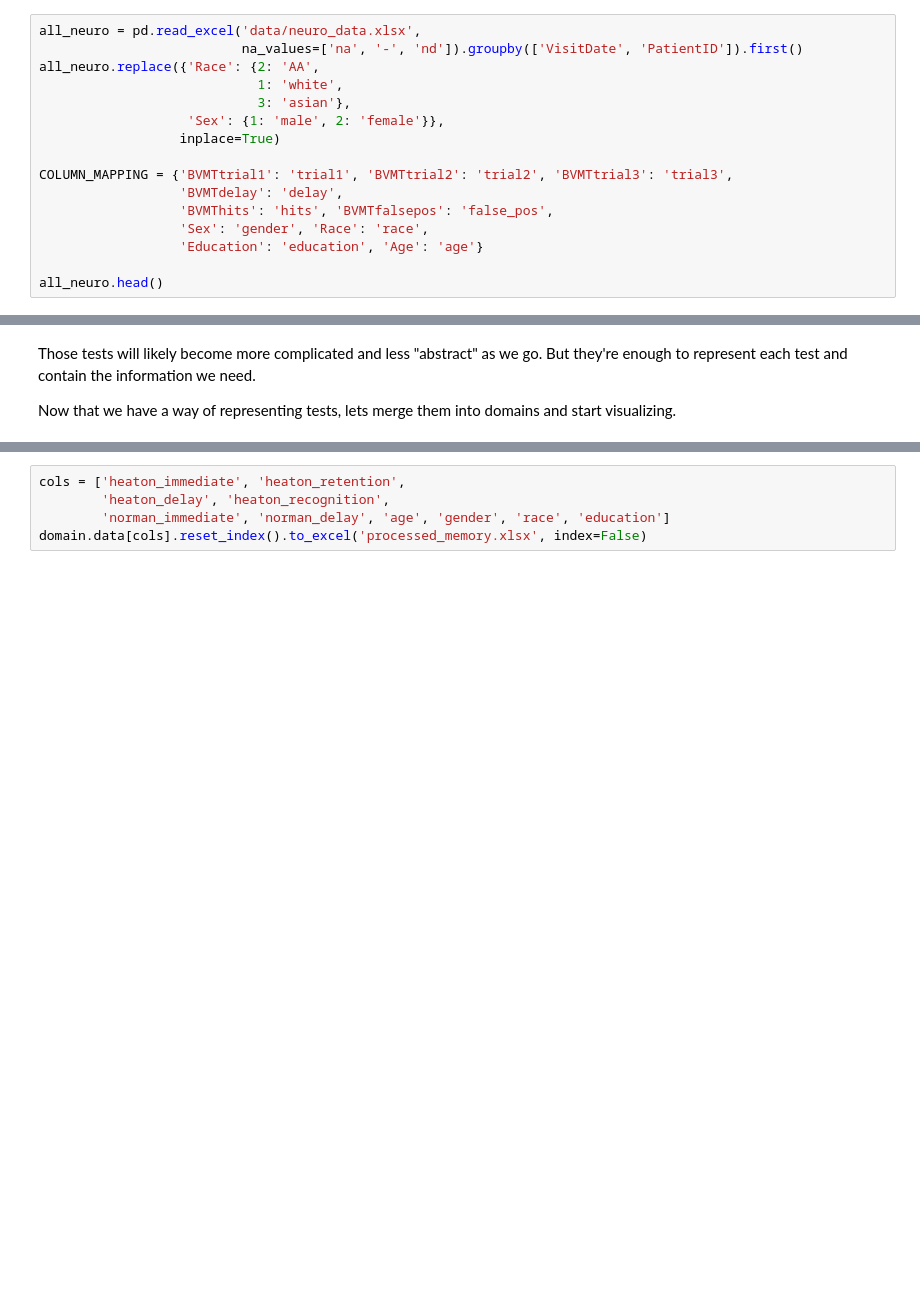
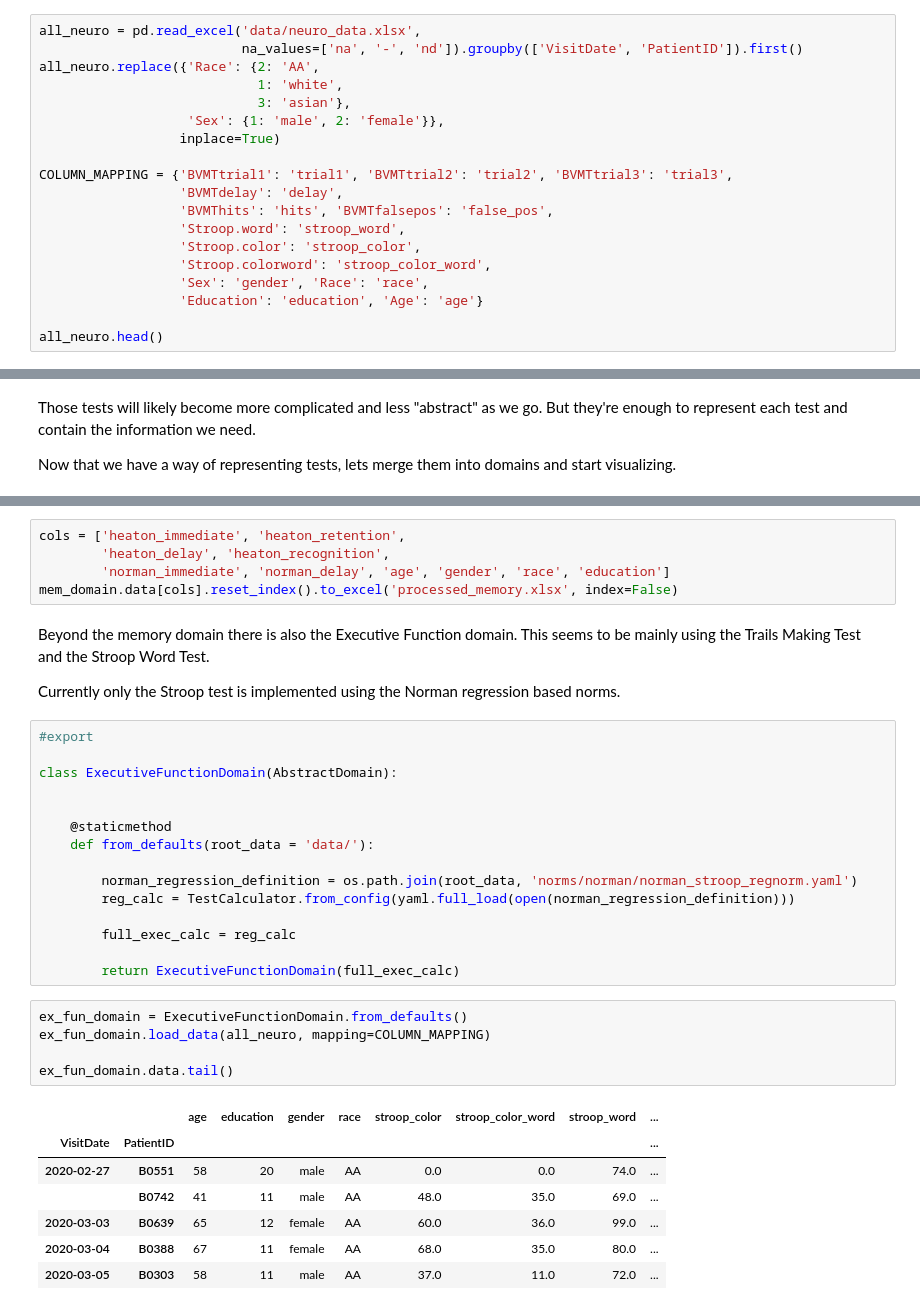
Before and after one commit to JudoWill/autoneuro, a Jupyter notebook: 03_domains.ipynb, the cells around one changed output, grey strips where cells are left out. Drawn from its saved outputs; the diff is of its cells as text; blank space fills up the shorter version.

Commit message:
Rearranged the BVMT definition and developed the start of the Executive Function.

```diff
--- a/03_domains.ipynb
+++ b/03_domains.ipynb
@@ -37,6 +37,9 @@ all_neuro.replace({'Race': {2: 'AA',
 COLUMN_MAPPING = {'BVMTtrial1': 'trial1', 'BVMTtrial2': 'trial2', 'BVMTtrial3': 'trial3',
                   'BVMTdelay': 'delay',
                   'BVMThits': 'hits', 'BVMTfalsepos': 'false_pos',
+                  'Stroop.word': 'stroop_word',
+                  'Stroop.color': 'stroop_color',
+                  'Stroop.colorword': 'stroop_color_word',
                   'Sex': 'gender', 'Race': 'race',
                   'Education': 'education', 'Age': 'age'}
 
@@ -279,4 +198,37 @@ Index(['age', 'delay', 'education', 'false_pos', 'gender', 'hits', 'race',
 cols = ['heaton_immediate', 'heaton_retention',
         'heaton_delay', 'heaton_recognition',
         'norman_immediate', 'norman_delay', 'age', 'gender', 'race', 'education']
-domain.data[cols].reset_index().to_excel('processed_memory.xlsx', index=False)
+mem_domain.data[cols].reset_index().to_excel('processed_memory.xlsx', index=False)
+# %% [markdown]
+Beyond the memory domain there is also the Executive Function domain.
+This seems to be mainly using the Trails Making Test and the Stroop Word Test.
+
+Currently only the Stroop test is implemented using the Norman regression based norms.
+# %%
+#export
+
+class ExecutiveFunctionDomain(AbstractDomain):
+
+
+    @staticmethod
+    def from_defaults(root_data = 'data/'):
+
+        norman_regression_definition = os.path.join(root_data, 'norms/norman/norman_stroop_regnorm.yaml')
+        reg_calc = TestCalculator.from_config(yaml.full_load(open(norman_regression_definition)))
+
+        full_exec_calc = reg_calc
+
+        return ExecutiveFunctionDomain(full_exec_calc)
+# %%
+ex_fun_domain = ExecutiveFunctionDomain.from_defaults()
+ex_fun_domain.load_data(all_neuro, mapping=COLUMN_MAPPING)
+
+ex_fun_domain.data.tail()
+# %% [output]
+|  |  | age | education | gender | race | stroop_color | stroop_color_word | stroop_word | ... |
+| VisitDate | PatientID |  |  |  |  |  |  |  | ... |
+| 2020-02-27 | B0551 | 58 | 20 | male | AA | 0.0 | 0.0 | 74.0 | ... |
+|  | B0742 | 41 | 11 | male | AA | 48.0 | 35.0 | 69.0 | ... |
+| 2020-03-03 | B0639 | 65 | 12 | female | AA | 60.0 | 36.0 | 99.0 | ... |
+| 2020-03-04 | B0388 | 67 | 11 | female | AA | 68.0 | 35.0 | 80.0 | ... |
+| 2020-03-05 | B0303 | 58 | 11 | male | AA | 37.0 | 11.0 | 72.0 | ... |
```
Also changed, not shown: parts of 9 cells of this notebook, 3 other files.
